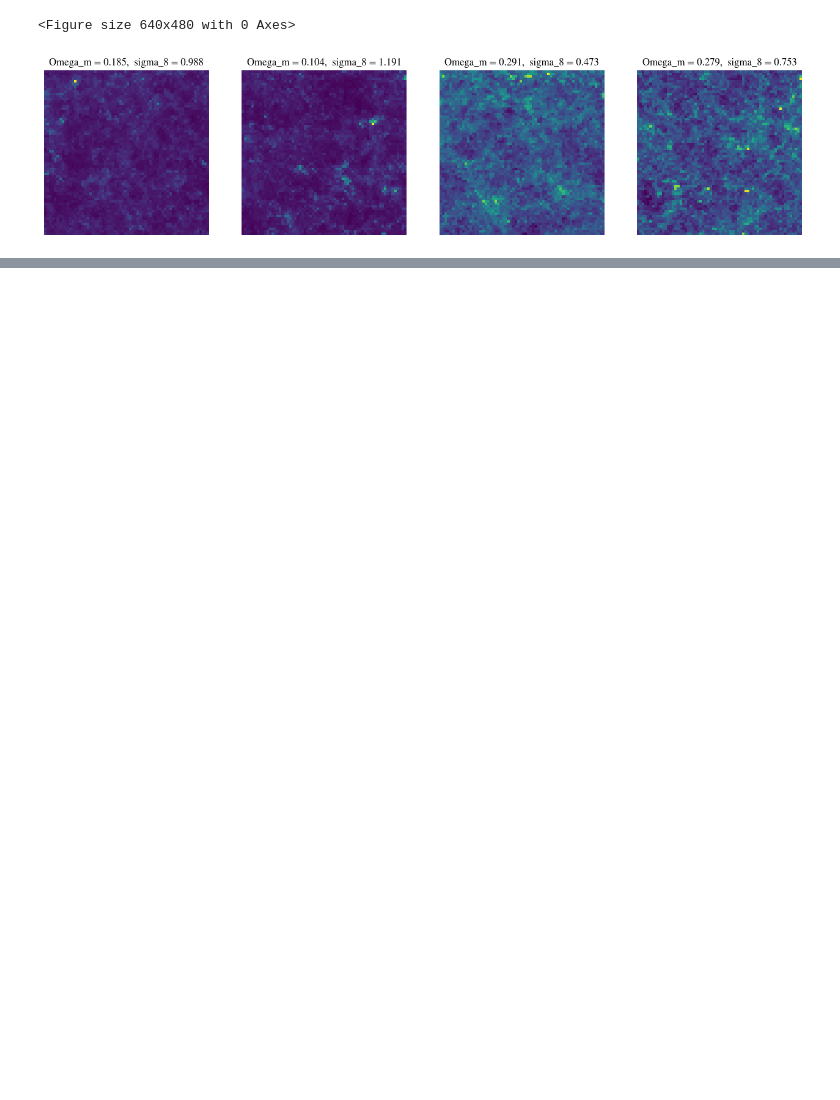
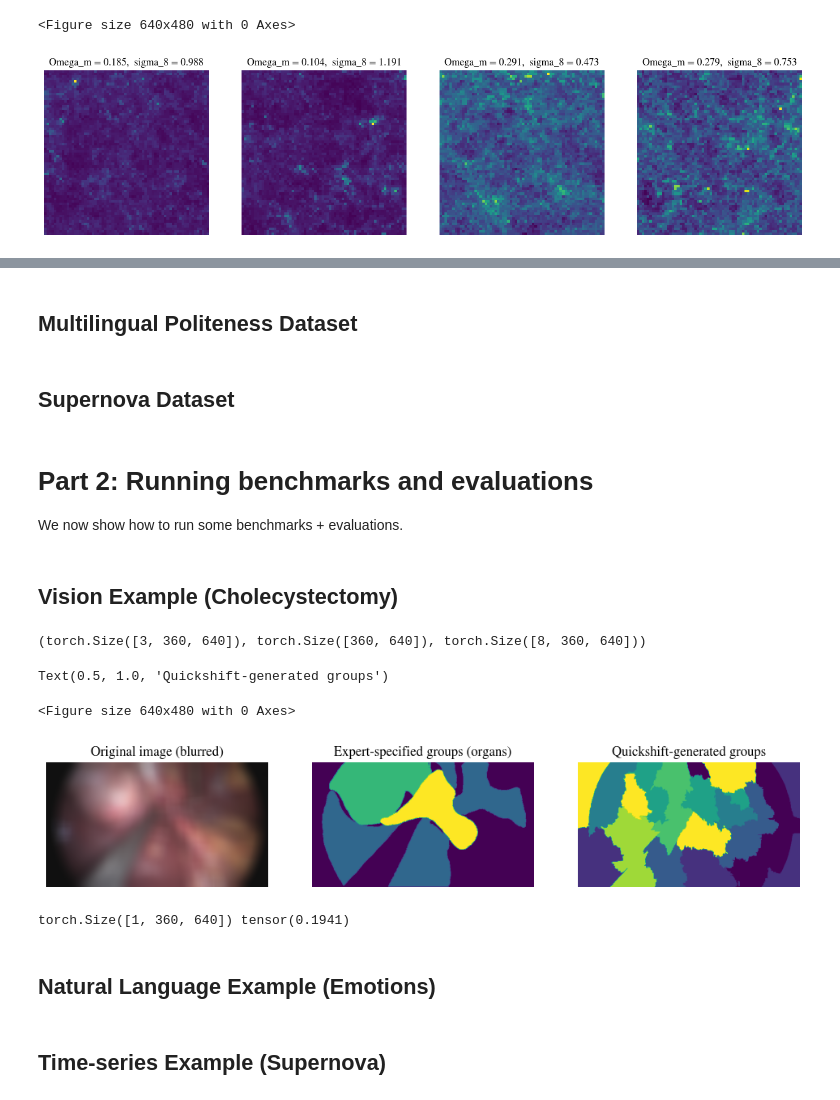
Before and after one commit to DebugML/exlib, a Jupyter notebook: fix_demo.ipynb, the cells around one changed output, grey strips where cells are left out. Saved outputs shown, nothing was run; the diff lists cells and outputs as text; code cells hidden in the pictures; blank space fills up the shorter version.

```diff
--- a/fix_demo.ipynb
+++ b/fix_demo.ipynb
@@ -137,0 +152,59 @@ for i in range(len(ax)):
+# %% [markdown]
+## Multilingual Politeness Dataset
+# %% [markdown]
+## Supernova Dataset
+# %% [markdown]
+# Part 2: Running benchmarks and evaluations
+
+We now show how to run some benchmarks + evaluations.
+# %% [markdown]
+## Vision Example (Cholecystectomy)
+# %%
+cholec_dataset = exlib.datasets.cholec.CholecDataset(split="test")
+cholec_item = cholec_dataset[0]
+cholec_image = cholec_item["image"]
+cholec_organs = cholec_item["organs"]
+
+quickshift_feature_extractor = exlib.features.vision.QuickshiftGroups(max_groups=8)
+quickshift_groups = quickshift_feature_extractor(cholec_image.unsqueeze(0))[0]
+
+# Image, expert-specified groups, and quickshift-generated groups
+cholec_image.shape, cholec_organs.shape, quickshift_groups.shape
+# %% [output]
+(torch.Size([3, 360, 640]), torch.Size([360, 640]), torch.Size([8, 360, 640]))
+# %%
+# Let's visualize these things
+plt.clf()
+fig, ax = plt.subplots(1, 3, figsize=(12,4))
+for a in ax: a.set_axis_off()
+
+cholec_image = torchvision.transforms.GaussianBlur(41, (50.0, 50.0))(cholec_image)
+
+ax[0].imshow(cholec_image.numpy().transpose(1,2,0))
+ax[1].imshow(cholec_item["organs"].numpy())
+ax[2].imshow((torch.arange(8).view(-1,1,1) * quickshift_groups).sum(dim=0).numpy())
+
+ax[0].set_title("Original image (blurred)")
+ax[1].set_title("Expert-specified groups (organs)")
+ax[2].set_title("Quickshift-generated groups")
+# %% [output]
+Text(0.5, 1.0, 'Quickshift-generated groups')
+<Figure size 640x480 with 0 Axes>
+[figure, added]
+# %%
+# Expects a pair of (N,C,H,W)-shaped things
+cholec_metric = exlib.datasets.cholec.CholecMetric()
+
+# Adjust things to be able to be put into cholec_metric
+cholec_organs_mask = F.one_hot(cholec_organs).permute(2,0,1).unsqueeze(0) # (1,num_true_groups,H,W)
+batched_qs_groups = quickshift_groups.unsqueeze(0) # (1,num_pred_groups,H,W)
+
+# The FIX score is computed for each pixel, and we just take the average
+cholec_fix_score = cholec_metric(groups_pred=batched_qs_groups, groups_true=cholec_organs_mask)
+print(cholec_fix_score.shape, cholec_fix_score.mean())
+# %% [output]
+torch.Size([1, 360, 640]) tensor(0.1941)
+# %% [markdown]
+## Natural Language Example (Emotions)
+# %% [markdown]
+## Time-series Example (Supernova)
```
Also changed, not shown: parts of 13 cells of this notebook.
